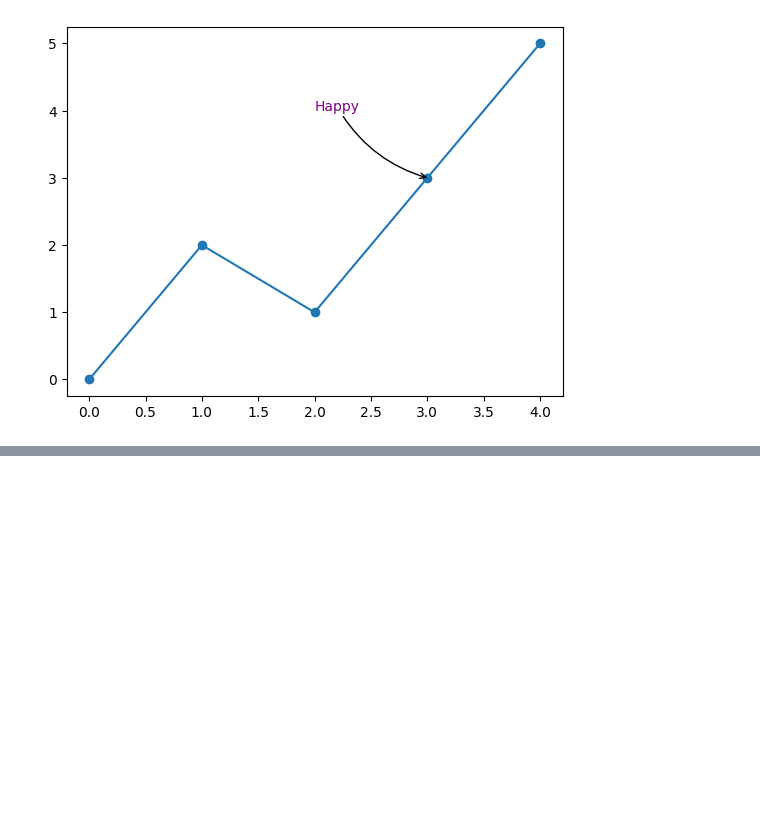
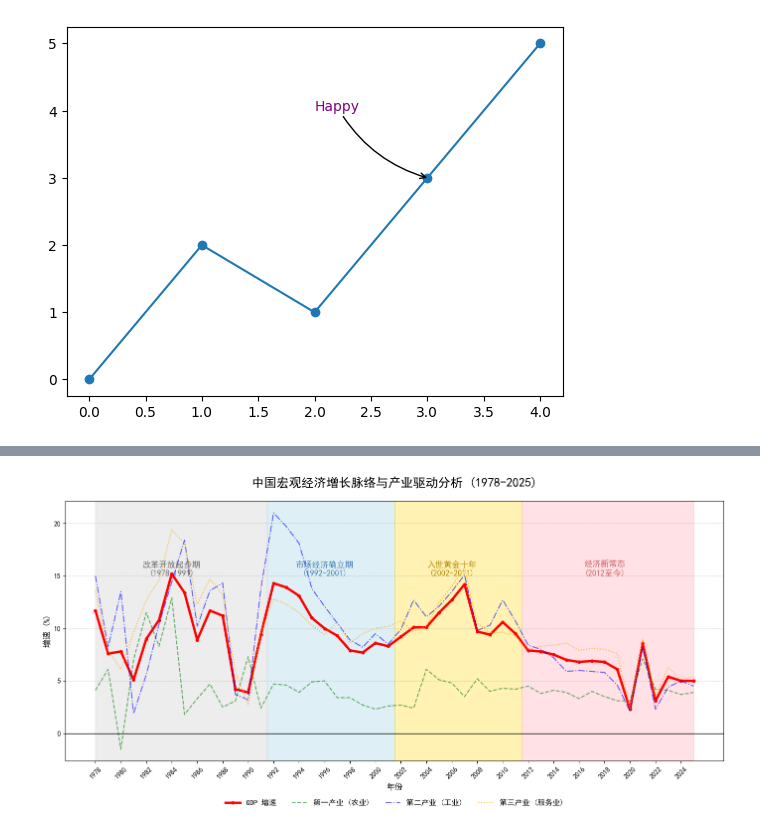
Before and after one commit to Suki-Leo/jingjidashuju, a Jupyter notebook: 3shangjike/3shangjike.ipynb, the cells around one changed output, grey strips where cells are left out. Cells and saved outputs as stored; diff of their text form; code cells hidden in the pictures; blank space fills up the shorter version.

```diff
--- a/3shangjike/3shangjike.ipynb
+++ b/3shangjike/3shangjike.ipynb
@@ -185,0 +232,80 @@ plt.show()
+# %%
+import os
+import pandas as pd
+import matplotlib.pyplot as plt
+
+# ==========================================
+# Step 0: 解决 Matplotlib 中文显示乱码的问题
+plt.rcParams['font.sans-serif'] = ['SimHei']  # Windows 请使用 'SimHei'
+plt.rcParams['axes.unicode_minus'] = False    # 正常显示负号
+# ==========================================
+# Step 1: 读取与清洗数据
+os.chdir(r"D:\jjdsjyrgzn_python\3shangjike")
+# 2. 读取数据：
+# 我们跳过前2行 (skiprows=2)，并忽略底部无用信息 (skipfooter=2)
+df = pd.read_excel("年度数据.xlsx", skiprows=2, skipfooter=2)
+# 3. 数据清洗
+# 把“指标”这一列设置为索引，方便后续提取
+df.set_index('指标', inplace=True)
+df.index = df.index.str.strip() # 去除前后空格
+df.index = df.index.str.replace('（', '(').str.replace('）', ')') # 把中文括号替换为英文括号
+# 此时年份是列名，为了画图需要把表格转置一下，让年份变成索引
+df = df.T
+# 清洗年份：现在的索引是 "2025年", "2024年"，我们需要去掉"年"字，变成数字，并按时间从小到大排序
+df.index = df.index.str.replace('年', '').astype(int)
+df.sort_index(inplace=True)
+# 4. 计算增速
+df_growth = df - 100
+# 只要列名中包含关键词，就自动抓取那一列的第一项 [0]
+col_gdp =[col for col in df_growth.columns if '国内生产总值' in col][0]
+col_pri =[col for col in df_growth.columns if '第一产业' in col][0]
+col_sec =[col for col in df_growth.columns if '第二产业' in col][0]
+col_ter =[col for col in df_growth.columns if '第三产业' in col][0]
+# 打印出来看看 Python 到底抓到了什么鬼名字（你可以观察一下控制台的输出）
+print("成功提取到的真实列名：")
+print("GDP列:", col_gdp)
+print("第一产业列:", col_pri)
+
+# 提取我们要画图的特定列
+gdp_growth = df_growth[col_gdp]
+primary_ind = df_growth[col_pri]
+secondary_ind = df_growth[col_sec]
+tertiary_ind = df_growth[col_ter]
+# ==========================================
+# Step 2: 绘图
+fig, ax = plt.subplots(figsize=(14, 7))
+# 1. 画折线图：主线（GDP）加粗，三大产业用虚线和较浅颜色作为辅助
+ax.plot(gdp_growth.index, gdp_growth, label='GDP 增速', color='red', linewidth=3.5, marker='o', markersize=4)
+ax.plot(primary_ind.index, primary_ind, label='第一产业 (农业)', color='green', linestyle='--', alpha=0.6)
+ax.plot(secondary_ind.index, secondary_ind, label='第二产业 (工业)', color='blue', linestyle='-.', alpha=0.6)
+ax.plot(tertiary_ind.index, tertiary_ind, label='第三产业 (服务业)', color='orange', linestyle=':', alpha=0.8)
+# 2. 用背景色划分中国经济发展的不同阶段
+# 阶段一：1978 - 1991 (改革开放初期)
+ax.axvspan(1978, 1991.5, color='lightgray', alpha=0.4)
+plt.text(1984, 15, '改革开放起步期\n(1978-1991)', fontsize=12, color='dimgray', ha='center')
+# 阶段二：1992 - 2001 (社会主义市场经济确立，高速发展)
+ax.axvspan(1991.5, 2001.5, color='lightblue', alpha=0.4)
+plt.text(1996, 15, '市场经济确立期\n(1992-2001)', fontsize=12, color='steelblue', ha='center')
+# 阶段三：2002 - 2011 (加入WTO，黄金十年)
+ax.axvspan(2001.5, 2011.5, color='gold', alpha=0.3)
+plt.text(2006, 15, '入世黄金十年\n(2002-2011)', fontsize=12, color='darkgoldenrod', ha='center')
+# 阶段四：2012 - 2025 (经济新常态)
+ax.axvspan(2011.5, 2025, color='lightpink', alpha=0.4)
+plt.text(2018, 15, '经济新常态\n(2012至今)', fontsize=12, color='indianred', ha='center')
+# 3. 细节美化
+ax.set_title('中国宏观经济增长脉络与产业驱动分析 (1978-2025)', fontsize=18, fontweight='bold', pad=20)
+ax.set_xlabel('年份', fontsize=12)
+ax.set_ylabel('增速 (%)', fontsize=12)
+# 添加一条表示“0%增速”的水平警戒线
+ax.axhline(0, color='black', linewidth=1)
+# 设置X轴的刻度间隔（每2年显示一次，防止文字挤在一起）
+plt.xticks(range(1978, 2026, 2), rotation=45)
+# 添加网格线
+ax.grid(axis='y', linestyle='--', alpha=0.6)
+# 将图例放在图表下方
+ax.legend(loc='upper center', bbox_to_anchor=(0.5, -0.12), ncol=4, fontsize=11, frameon=False)
+# 自动调整布局防遮挡
+plt.tight_layout()
+# 展示图表
+plt.show()
+# %% [output]
@@ -185,0 +315 @@ plt.show()
+[figure, added]
```
Also changed, not shown: parts of 5 cells of this notebook, 4 other files.
